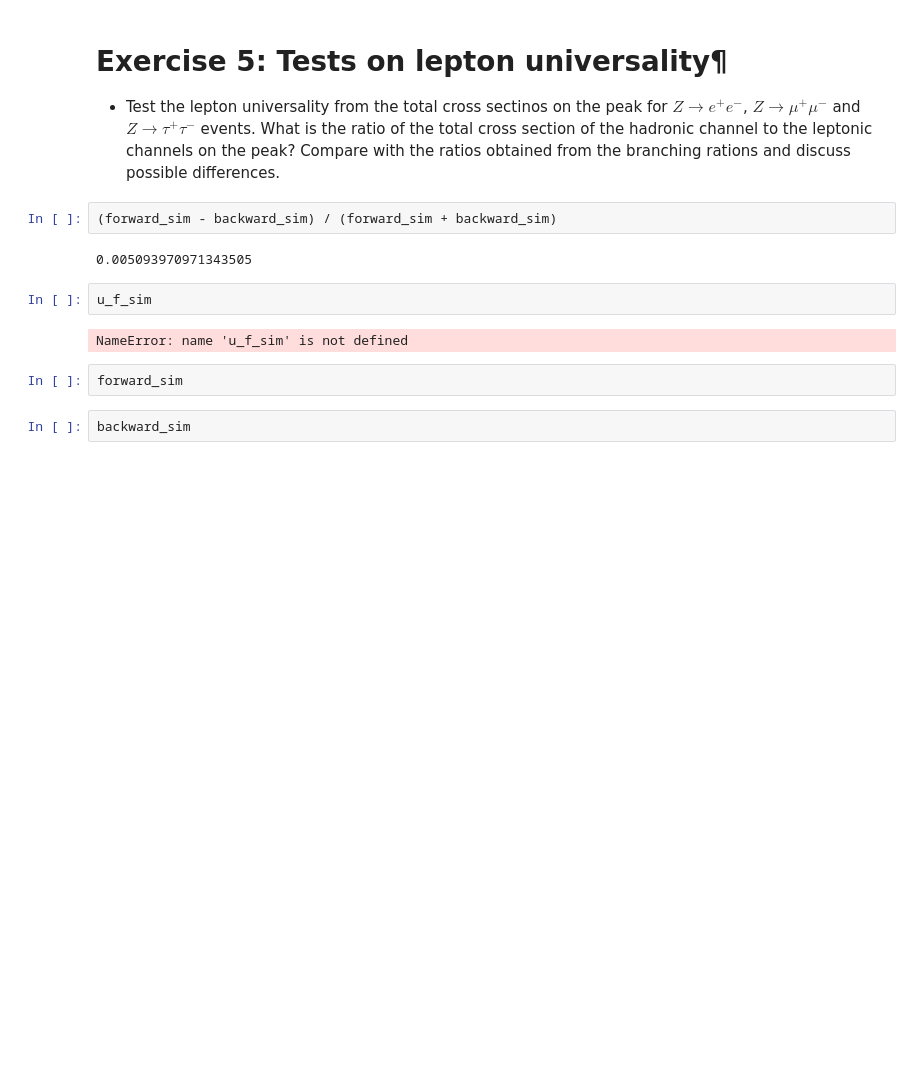
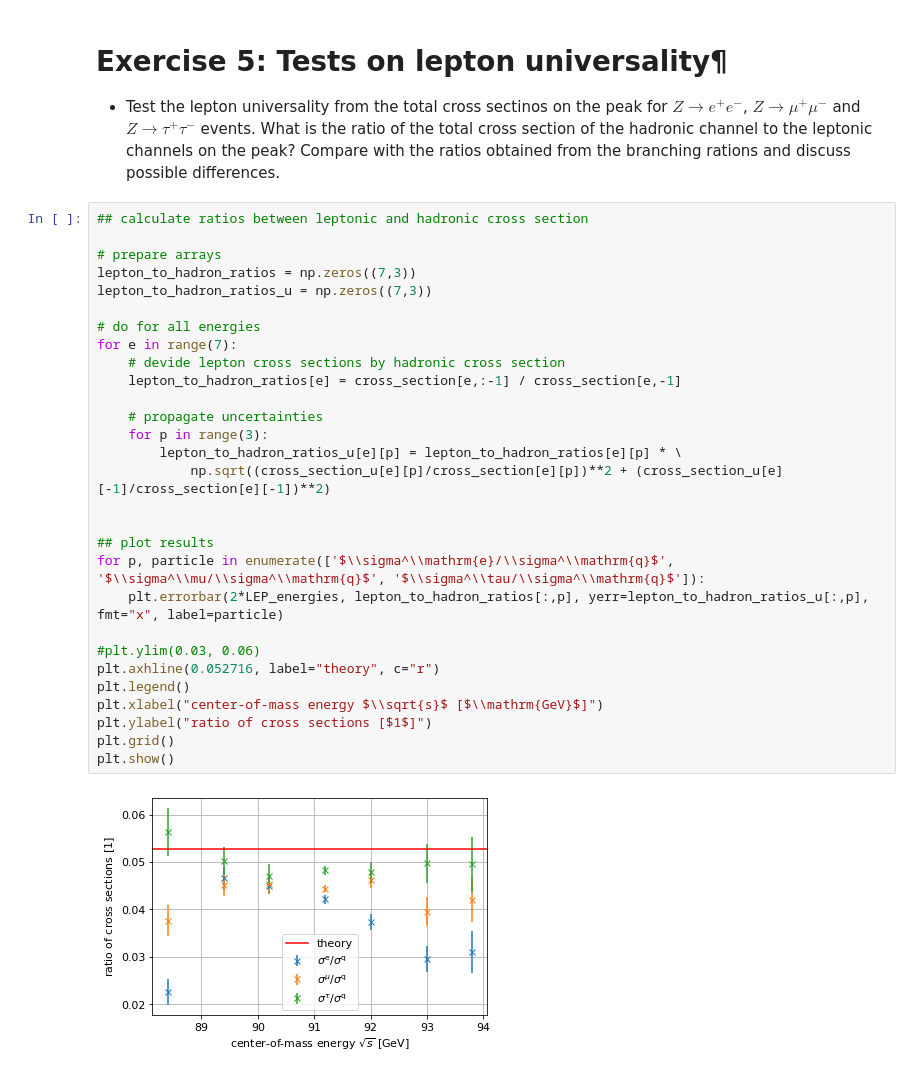
Before and after one commit to robingrether/z0-precisionmeasurement, a Jupyter notebook: z0_experiment.ipynb, the cells around one changed output. Saved outputs shown, nothing was run; the diff lists cells and outputs as text; blank space fills up the shorter version.

Commit message:
Finish asymmetry, finish lepton stuff, clean up code

```diff
--- a/z0_experiment.ipynb
+++ b/z0_experiment.ipynb
@@ -843,15 +940,34 @@ P.S: For the `nan`-values, $A_\mathrm{FB}$ was negative, so the square root fail
 # Exercise 5: Tests on lepton universality¶
 
 * Test the lepton universality from the total cross sectinos on the peak for $Z\to e^+ e^-$, $Z\to \mu^+ \mu^-$ and $Z\to \tau^+ \tau^-$ events. What is the ratio of the total cross section of the hadronic channel to the leptonic channels on the peak? Compare with the ratios obtained from the branching rations and discuss possible differences.
-# %%
-(forward_sim - backward_sim) / (forward_sim + backward_sim)
-# %% [output]
-0.005093970971343505
-# %%
-u_f_sim
-# %% [output]
-NameError: name 'u_f_sim' is not defined
-# %%
-forward_sim
-# %%
-backward_sim
+# %%
+## calculate ratios between leptonic and hadronic cross section
+
+# prepare arrays
+lepton_to_hadron_ratios = np.zeros((7,3))
+lepton_to_hadron_ratios_u = np.zeros((7,3))
+
+# do for all energies
+for e in range(7):
+    # devide lepton cross sections by hadronic cross section
+    lepton_to_hadron_ratios[e] = cross_section[e,:-1] / cross_section[e,-1]
+
+    # propagate uncertainties
+    for p in range(3):
+        lepton_to_hadron_ratios_u[e][p] = lepton_to_hadron_ratios[e][p] * \
+            np.sqrt((cross_section_u[e][p]/cross_section[e][p])**2 + (cross_section_u[e][-1]/cross_section[e][-1])**2)
+
+
+## plot results
+for p, particle in enumerate(['$\\sigma^\\mathrm{e}/\\sigma^\\mathrm{q}$', '$\\sigma^\\mu/\\sigma^\\mathrm{q}$', '$\\sigma^\\tau/\\sigma^\\mathrm{q}$']):
+    plt.errorbar(2*LEP_energies, lepton_to_hadron_ratios[:,p], yerr=lepton_to_hadron_ratios_u[:,p], fmt="x", label=particle)
+
+#plt.ylim(0.03, 0.06)
+plt.axhline(0.052716, label="theory", c="r")
+plt.legend()
+plt.xlabel("center-of-mass energy $\\sqrt{s}$ [$\\mathrm{GeV}$]")
+plt.ylabel("ratio of cross sections [$1$]")
+plt.grid()
+plt.show()
+# %% [output]
+[figure, added]
```
Also changed, not shown: parts of 11 cells of this notebook.
